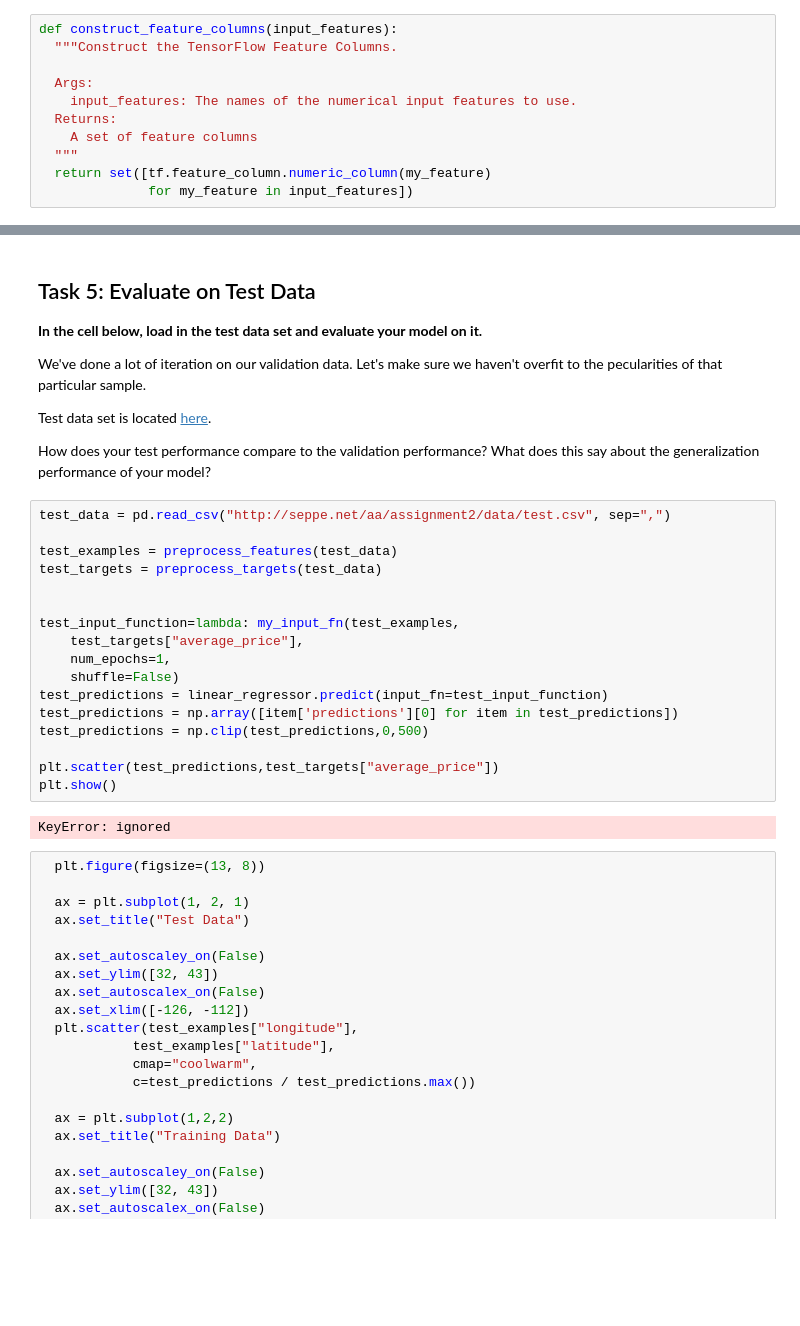
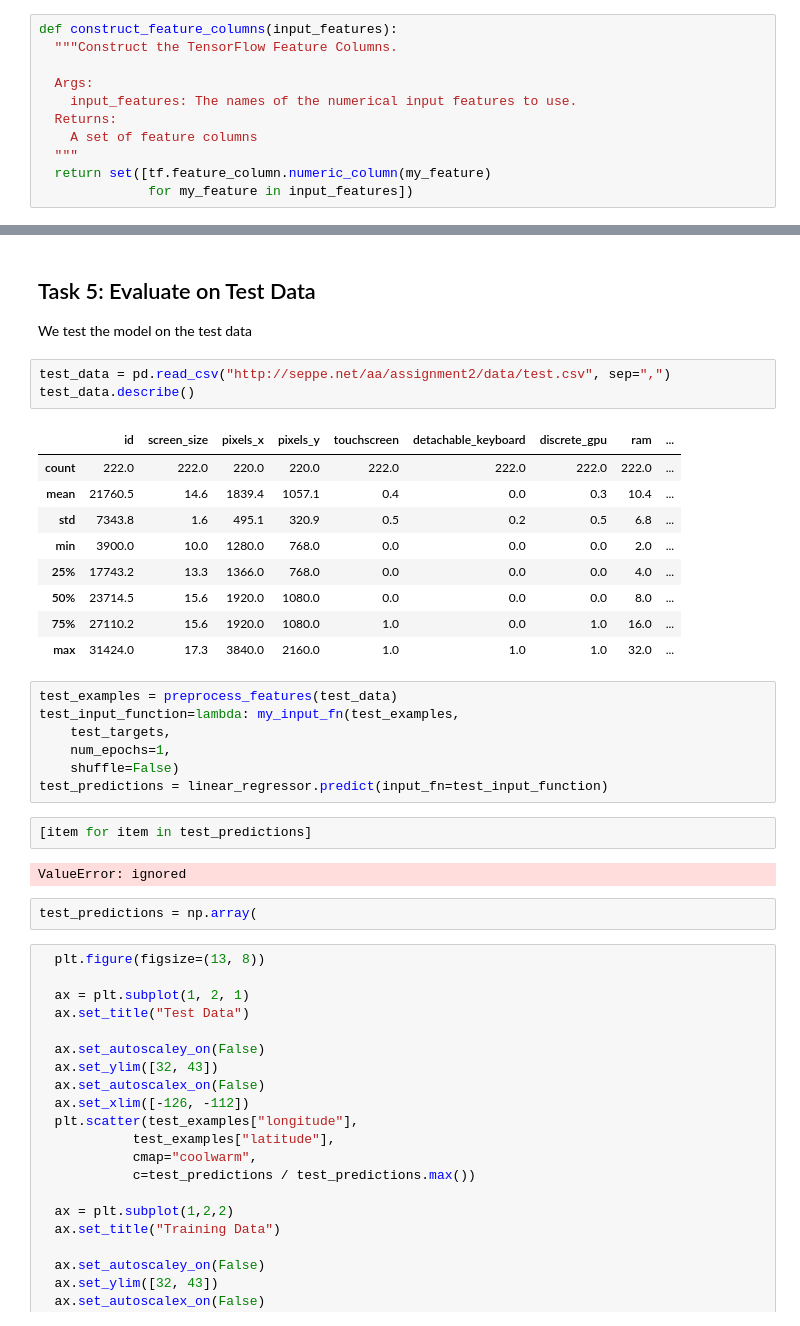
Before and after one commit to vincentmin/Big_Data_Analysis_Course, a Jupyter notebook: my_validation.ipynb, the cells around one changed output, grey strips where cells are left out. Cells and saved outputs as stored; diff of their text form; blank space fills up the shorter version.

```diff
--- a/my_validation.ipynb
+++ b/my_validation.ipynb
@@ -463,32 +330,33 @@ linear_regressor = train_model(
-# %% [markdown]
-## Task 5: Evaluate on Test Data
-
-**In the cell below, load in the test data set and evaluate your model on it.**
-
-We've done a lot of iteration on our validation data.  Let's make sure we haven't overfit to the pecularities of that particular sample.
-
-Test data set is located [here](https://download.mlcc.google.com/mledu-datasets/california_housing_test.csv).
-
-How does your test performance compare to the validation performance?  What does this say about the generalization performance of your model?
-# %%
-test_data = pd.read_csv("http://seppe.net/aa/assignment2/data/test.csv", sep=",")
-
-test_examples = preprocess_features(test_data)
-test_targets = preprocess_targets(test_data)
-
-
-test_input_function=lambda: my_input_fn(test_examples,
-    test_targets["average_price"],
-    num_epochs=1,
-    shuffle=False)
-test_predictions = linear_regressor.predict(input_fn=test_input_function)
-test_predictions = np.array([item['predictions'][0] for item in test_predictions])
-test_predictions = np.clip(test_predictions,0,500)
-
-plt.scatter(test_predictions,test_targets["average_price"])
-plt.show()
-# %% [output]
-KeyError: ignored
+# %% [markdown]
+## Task 5: Evaluate on Test Data
+
+We test the model on the test data
+# %%
+test_data = pd.read_csv("http://seppe.net/aa/assignment2/data/test.csv", sep=",")
+test_data.describe()
+# %% [output]
+|  | id | screen_size | pixels_x | pixels_y | touchscreen | detachable_keyboard | discrete_gpu | ram | ... |
+| count | 222.0 | 222.0 | 220.0 | 220.0 | 222.0 | 222.0 | 222.0 | 222.0 | ... |
+| mean | 21760.5 | 14.6 | 1839.4 | 1057.1 | 0.4 | 0.0 | 0.3 | 10.4 | ... |
+| std | 7343.8 | 1.6 | 495.1 | 320.9 | 0.5 | 0.2 | 0.5 | 6.8 | ... |
+| min | 3900.0 | 10.0 | 1280.0 | 768.0 | 0.0 | 0.0 | 0.0 | 2.0 | ... |
+| 25% | 17743.2 | 13.3 | 1366.0 | 768.0 | 0.0 | 0.0 | 0.0 | 4.0 | ... |
+| 50% | 23714.5 | 15.6 | 1920.0 | 1080.0 | 0.0 | 0.0 | 0.0 | 8.0 | ... |
+| 75% | 27110.2 | 15.6 | 1920.0 | 1080.0 | 1.0 | 0.0 | 1.0 | 16.0 | ... |
+| max | 31424.0 | 17.3 | 3840.0 | 2160.0 | 1.0 | 1.0 | 1.0 | 32.0 | ... |
+# %%
+test_examples = preprocess_features(test_data)
+test_input_function=lambda: my_input_fn(test_examples,
+    test_targets,
+    num_epochs=1,
+    shuffle=False)
+test_predictions = linear_regressor.predict(input_fn=test_input_function)
+# %%
+[item for item in test_predictions]
+# %% [output]
+ValueError: ignored
+# %%
+test_predictions = np.array(
 # %%
   plt.figure(figsize=(13, 8))
 
```
Also changed, not shown: parts of 12 cells of this notebook.
